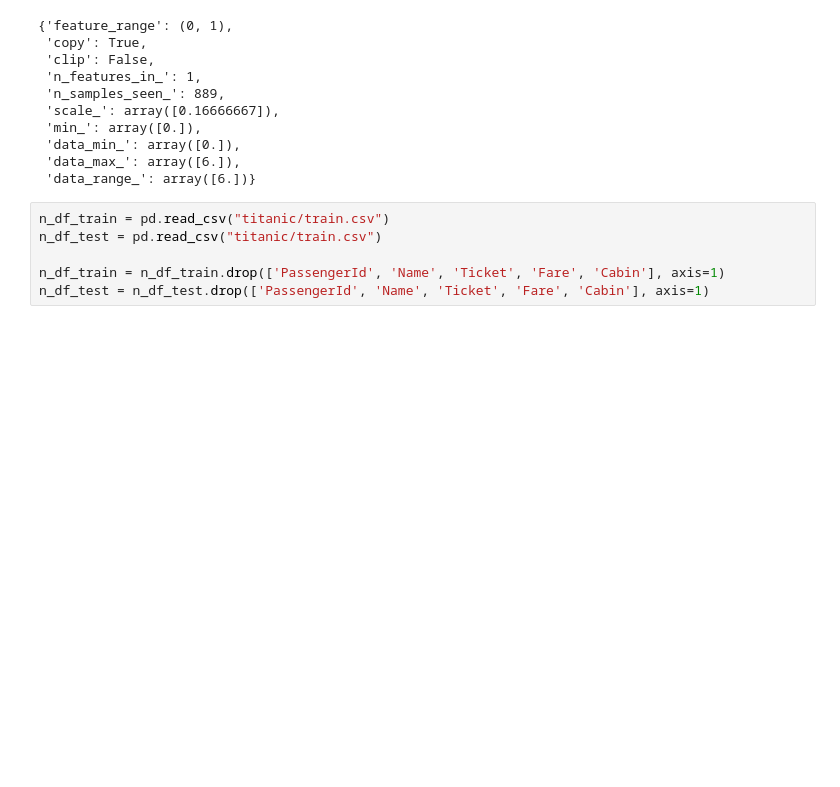
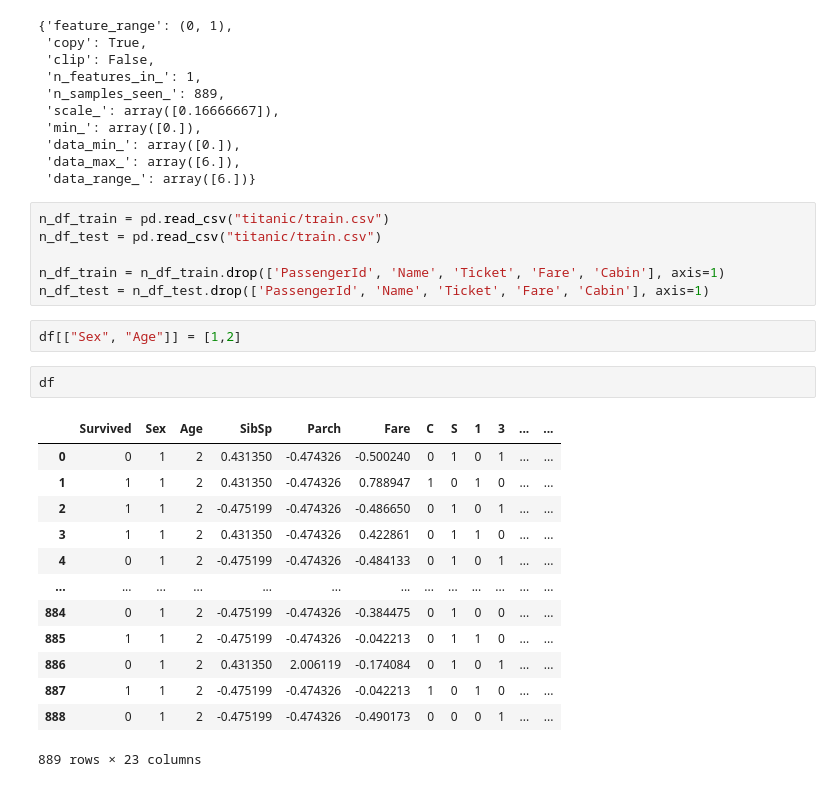
Before and after one commit to prakharkumar2515/EDA, a Jupyter notebook: EDA_basics.ipynb, the cells around one changed output. Saved outputs shown, nothing was run; the diff lists cells and outputs as text; blank space fills up the shorter version.

```diff
--- a/EDA_basics.ipynb
+++ b/EDA_basics.ipynb
@@ -500,3 +422,21 @@ n_df_test = pd.read_csv("titanic/train.csv")
 
 n_df_train = n_df_train.drop(['PassengerId', 'Name', 'Ticket', 'Fare', 'Cabin'], axis=1)
 n_df_test = n_df_test.drop(['PassengerId', 'Name', 'Ticket', 'Fare', 'Cabin'], axis=1)
+# %%
+df[["Sex", "Age"]] = [1,2]
+# %%
+df
+# %% [output]
+|  | Survived | Sex | Age | SibSp | Parch | Fare | C | S | 1 | 3 | ... | ... |
+| 0 | 0 | 1 | 2 | 0.431350 | -0.474326 | -0.500240 | 0 | 1 | 0 | 1 | ... | ... |
+| 1 | 1 | 1 | 2 | 0.431350 | -0.474326 | 0.788947 | 1 | 0 | 1 | 0 | ... | ... |
+| 2 | 1 | 1 | 2 | -0.475199 | -0.474326 | -0.486650 | 0 | 1 | 0 | 1 | ... | ... |
+| 3 | 1 | 1 | 2 | 0.431350 | -0.474326 | 0.422861 | 0 | 1 | 1 | 0 | ... | ... |
+| 4 | 0 | 1 | 2 | -0.475199 | -0.474326 | -0.484133 | 0 | 1 | 0 | 1 | ... | ... |
+| ... | ... | ... | ... | ... | ... | ... | ... | ... | ... | ... | ... | ... |
+| 884 | 0 | 1 | 2 | -0.475199 | -0.474326 | -0.384475 | 0 | 1 | 0 | 0 | ... | ... |
+| 885 | 1 | 1 | 2 | -0.475199 | -0.474326 | -0.042213 | 0 | 1 | 1 | 0 | ... | ... |
+| 886 | 0 | 1 | 2 | 0.431350 | 2.006119 | -0.174084 | 0 | 1 | 0 | 1 | ... | ... |
+| 887 | 1 | 1 | 2 | -0.475199 | -0.474326 | -0.042213 | 1 | 0 | 1 | 0 | ... | ... |
+| 888 | 0 | 1 | 2 | -0.475199 | -0.474326 | -0.490173 | 0 | 0 | 0 | 1 | ... | ... |
+889 rows × 23 columns
```
Also changed, not shown: parts of 37 cells of this notebook.
